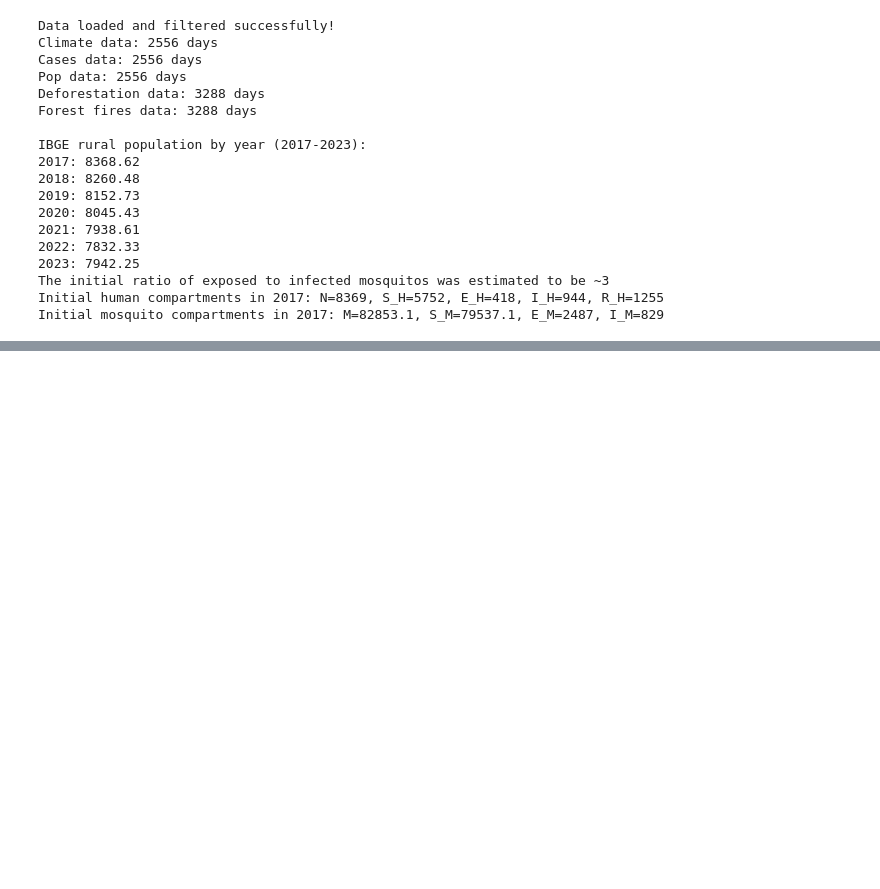
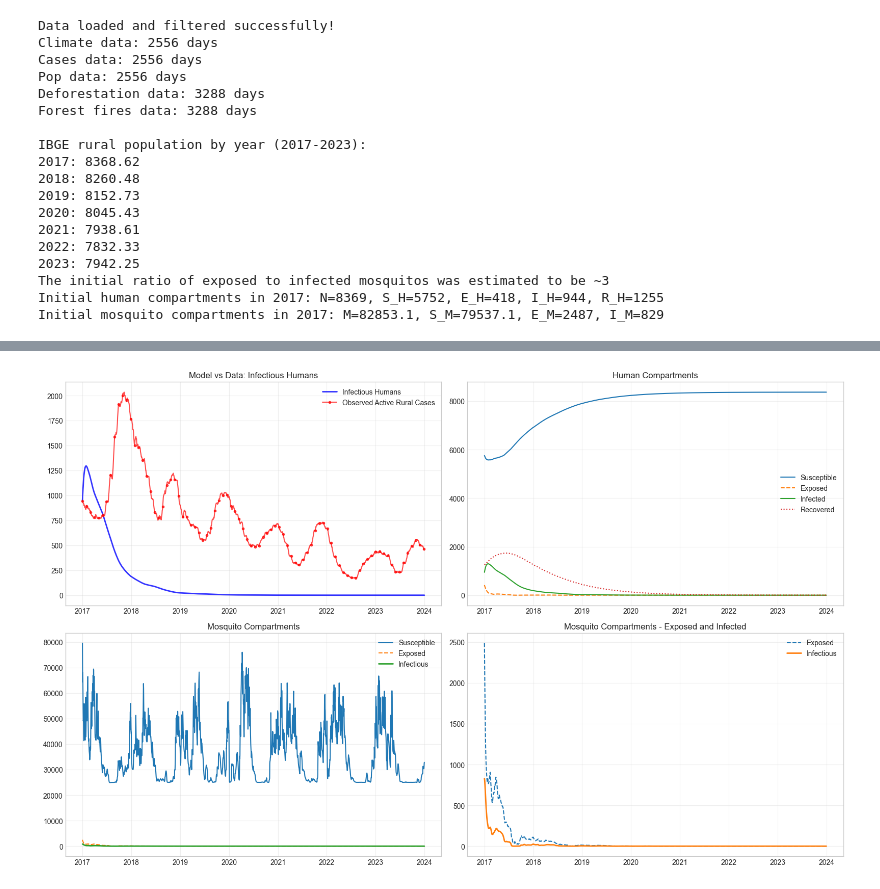
Before and after one commit to RaphaLevy/Study_on_malaria_dynamics_v2, a Jupyter notebook: models/seirs_sei/ode_models/SEIRS_SEI_ODE_Baseline.ipynb, the cells around one changed output, grey strips where cells are left out. Cells and saved outputs as stored; diff of their text form; code cells hidden in the pictures; blank space fills up the shorter version.

```diff
--- a/models/seirs_sei/ode_models/SEIRS_SEI_ODE_Baseline.ipynb
+++ b/models/seirs_sei/ode_models/SEIRS_SEI_ODE_Baseline.ipynb
@@ -319,0 +382,51 @@ plt.show()
+# %%
+#### Combine and Plot Results
+combined_df = pd.DataFrame()
+for res in all_results:
+    year = res['year']
+    sol = res['sol']
+    climate = res['climate']
+
+    # Interpolate to daily resolution
+    t_interp = np.linspace(0, sol.t[-1], len(climate))
+    interp = [interp1d(sol.t, sol.y[i])(t_interp) for i in range(7)]
+
+    df = pd.DataFrame({
+        'date': pd.to_datetime(climate['date']).values,
+        'S_H': interp[0], 'E_H': interp[1], 'I_H': interp[2], 'R_H': interp[3],
+        'S_M': interp[4], 'E_M': interp[5], 'I_M': interp[6], 'N': res['N']
+    })
+    combined_df = pd.concat([combined_df, df]).reset_index(drop=True)
+
+# Ensure date columns are datetime
+combined_df['date'] = pd.to_datetime(combined_df['date'])
+rural_cases_df['date'] = pd.to_datetime(rural_cases_df['date'])
+
+# Plot
+fig, axes = plt.subplots(2, 2, figsize=(16, 10))
+axes[0,0].plot(combined_df['date'], combined_df['I_H'], 'b-', linewidth=2, label='Infectious Humans', alpha=0.8)
+axes[0,0].plot(rural_cases_df['date'], rural_cases_df['active_total'], 'r-', linewidth=1.5,
+        label='Observed Active Rural Cases', alpha=0.7, marker='o',
+        markersize=3, markevery=30)  # Show markers every ~1 month for readability
+axes[0,0].set_title('Model vs Data: Infectious Humans')
+axes[0,0].legend(); axes[0,0].grid(True, alpha=0.3)
+
+axes[0,1].plot(combined_df['date'], combined_df['S_H'], label='Susceptible')
+axes[0,1].plot(combined_df['date'], combined_df['E_H'], label='Exposed', linestyle='--')
+axes[0,1].plot(combined_df['date'], combined_df['I_H'], label='Infected', linestyle='-')
+axes[0,1].plot(combined_df['date'], combined_df['R_H'], label='Recovered', linestyle=':')
+axes[0,1].set_title('Human Compartments'); axes[0,1].legend(); axes[0,1].grid(True, alpha=0.3)
+
+axes[1,0].plot(combined_df['date'], combined_df['S_M'], label='Susceptible', linewidth=1.5)
+axes[1,0].plot(combined_df['date'], combined_df['E_M'], label='Exposed', linewidth=1.5, linestyle='--')
+axes[1,0].plot(combined_df['date'], combined_df['I_M'], label='Infectious', linewidth=2)
+axes[1,0].set_title('Mosquito Compartments'); axes[1,0].legend(); axes[1,0].grid(True, alpha=0.3)
+
+axes[1,1].plot(combined_df['date'], combined_df['E_M'], label='Exposed', linewidth=1.5, linestyle='--')
+axes[1,1].plot(combined_df['date'], combined_df['I_M'], label='Infectious', linewidth=2)
+axes[1,1].set_title('Mosquito Compartments - Exposed and Infected'); axes[1,1].legend(); axes[1,1].grid(True, alpha=0.3)
+
+plt.tight_layout()
+plt.show()
+# %% [output]
+[figure, added]
```
Also changed, not shown: parts of 7 cells of this notebook.
